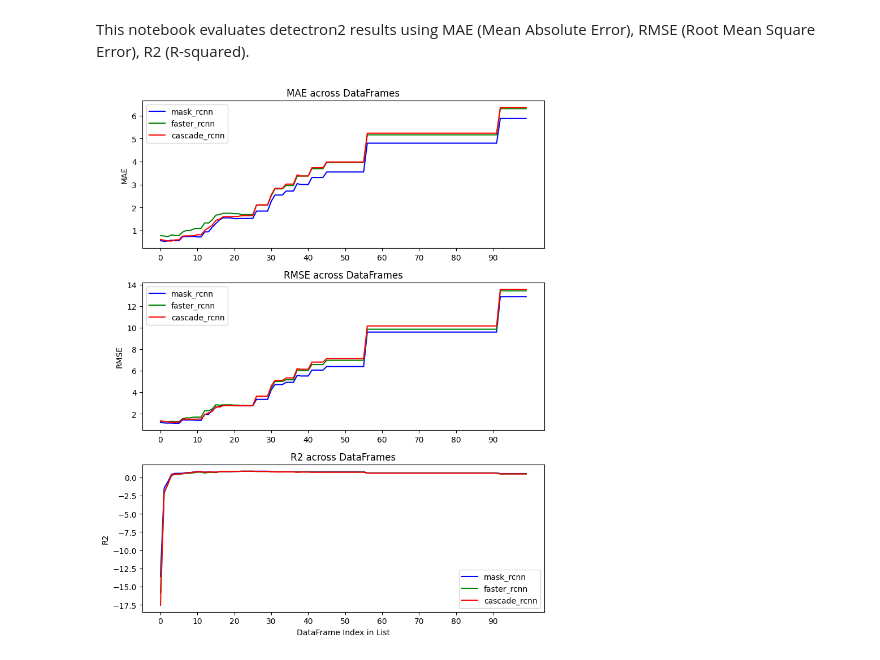
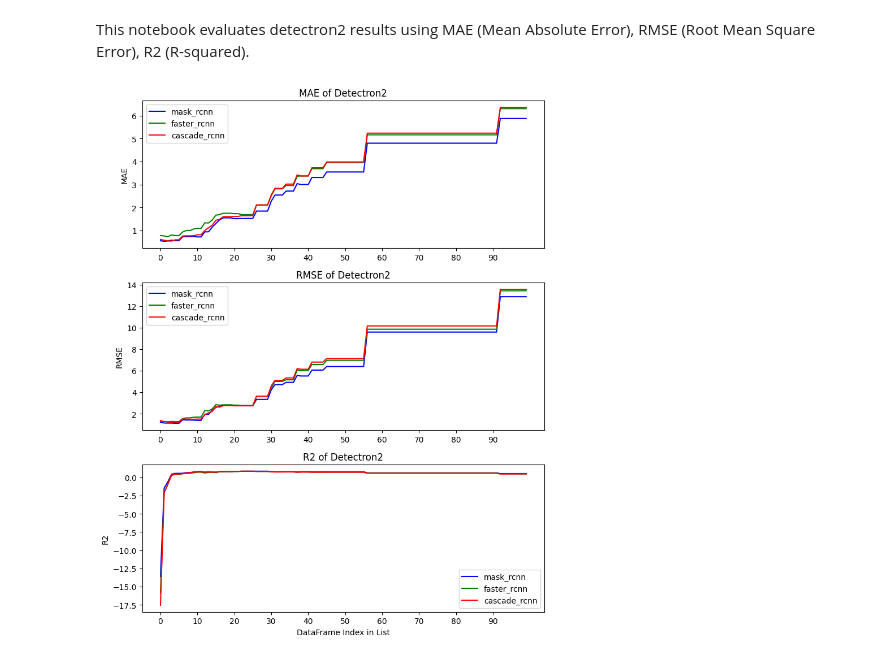
Before and after one commit to nfavorskiy/Datafest2025-Analysis-Paralysis, a Jupyter notebook: metrics.ipynb, the cells around one changed output. Cells and saved outputs as stored; diff of their text form; code cells hidden in the pictures.

```diff
--- a/metrics.ipynb
+++ b/metrics.ipynb
@@ -43,32 +43,32 @@ for i in range(1, 101):
 metrics = ['mae', 'rmse', 'r2']
 model_labels = ['mask_rcnn', 'faster_rcnn', 'cascade_rcnn']
 colors = ['blue', 'green', 'red']
 
 fig, axes = plt.subplots(nrows=3, ncols=1, figsize=(8, 10), sharex=False)
 
 for i, metric in enumerate(metrics):
     for model_idx in range(3):  # 3 rows per DataFrame = 3 models
         x_vals = []
         y_vals = []
 
         for df_idx, metric_score in enumerate(metric_scores):
             x_vals.append(df_idx)
             y_vals.append(metric_score.iloc[model_idx][metric])
 
         axes[i].plot(x_vals, y_vals, label=model_labels[model_idx], color=colors[model_idx])
 
     axes[i].set_ylabel(metric.upper())
-    axes[i].set_title(f'{metric.upper()} across DataFrames')
+    axes[i].set_title(f'{metric.upper()} of Detectron2')
     axes[i].legend()
 
 xtick_positions = range(0, len(metric_scores), 10)
 
 for ax in axes:
     ax.set_xticks(xtick_positions)
 
 
 axes[-1].set_xlabel('DataFrame Index in List')
 plt.tight_layout()
 plt.show()
 # %% [output]
-[figure, old version]
+[figure, new version]
```
